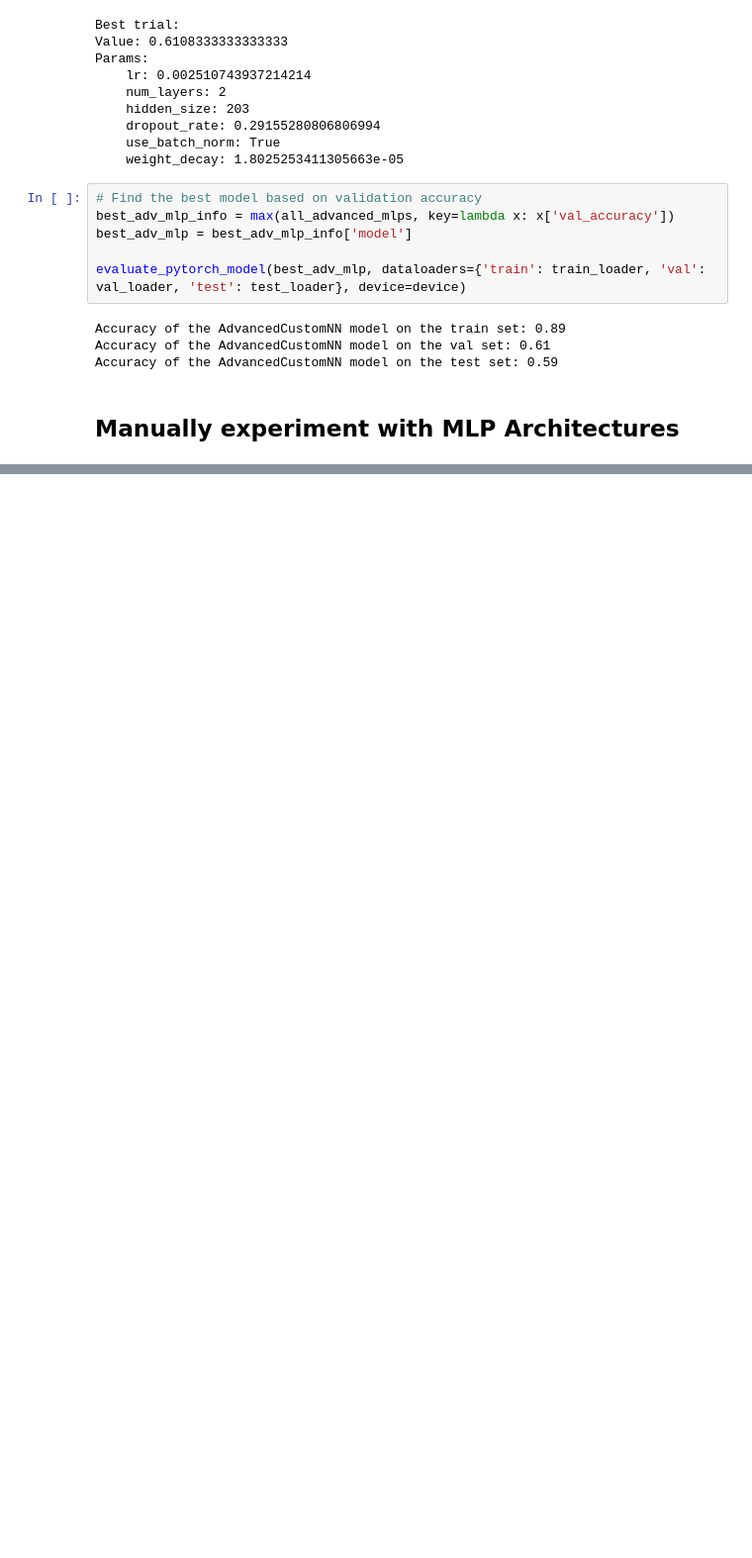
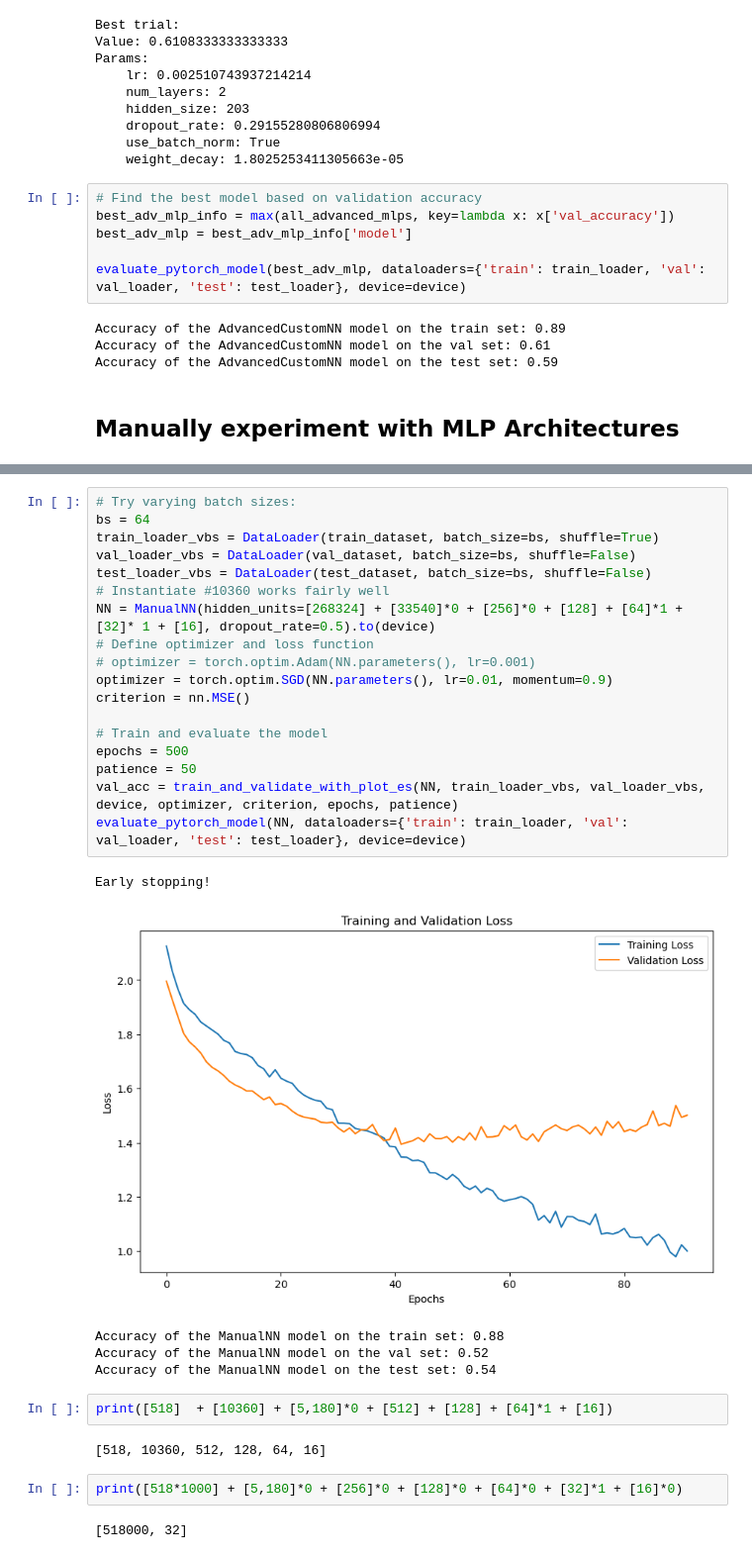
Before and after one commit to tobias-schnabel/sml-practical, a Jupyter notebook: Tobias.ipynb, the cells around one changed output, grey strips where cells are left out. Shown at 99% size. Saved outputs shown, nothing was run; the diff lists cells and outputs as text; blank space fills up the shorter version.

Commit message:
manually experimented with different NN architectures

```diff
--- a/Tobias.ipynb
+++ b/Tobias.ipynb
@@ -447,0 +486,32 @@ evaluate_pytorch_model(NN, dataloaders={'train': train_loader, 'val': val_loader
+# %%
+# Try varying batch sizes:
+bs = 64
+train_loader_vbs = DataLoader(train_dataset, batch_size=bs, shuffle=True)
+val_loader_vbs = DataLoader(val_dataset, batch_size=bs, shuffle=False)
+test_loader_vbs = DataLoader(test_dataset, batch_size=bs, shuffle=False)
+# Instantiate #10360 works fairly well
+NN = ManualNN(hidden_units=[268324] + [33540]*0 + [256]*0 + [128] + [64]*1 + [32]* 1 + [16], dropout_rate=0.5).to(device)
+# Define optimizer and loss function
+# optimizer = torch.optim.Adam(NN.parameters(), lr=0.001)
+optimizer = torch.optim.SGD(NN.parameters(), lr=0.01, momentum=0.9)
+criterion = nn.MSE()
+
+# Train and evaluate the model
+epochs = 500
+patience = 50
+val_acc = train_and_validate_with_plot_es(NN, train_loader_vbs, val_loader_vbs, device, optimizer, criterion, epochs, patience)
+evaluate_pytorch_model(NN, dataloaders={'train': train_loader, 'val': val_loader, 'test': test_loader}, device=device)
+# %% [output]
+Early stopping!
+[figure, added]
+Accuracy of the ManualNN model on the train set: 0.88
+Accuracy of the ManualNN model on the val set: 0.52
+Accuracy of the ManualNN model on the test set: 0.54
+# %%
+print([518]  + [10360] + [5,180]*0 + [512] + [128] + [64]*1 + [16])
+# %% [output]
+[518, 10360, 512, 128, 64, 16]
+# %%
+print([518*1000] + [5,180]*0 + [256]*0 + [128]*0 + [64]*0 + [32]*1 + [16]*0)
+# %% [output]
+[518000, 32]
```
Also changed, not shown: parts of 6 cells of this notebook.
